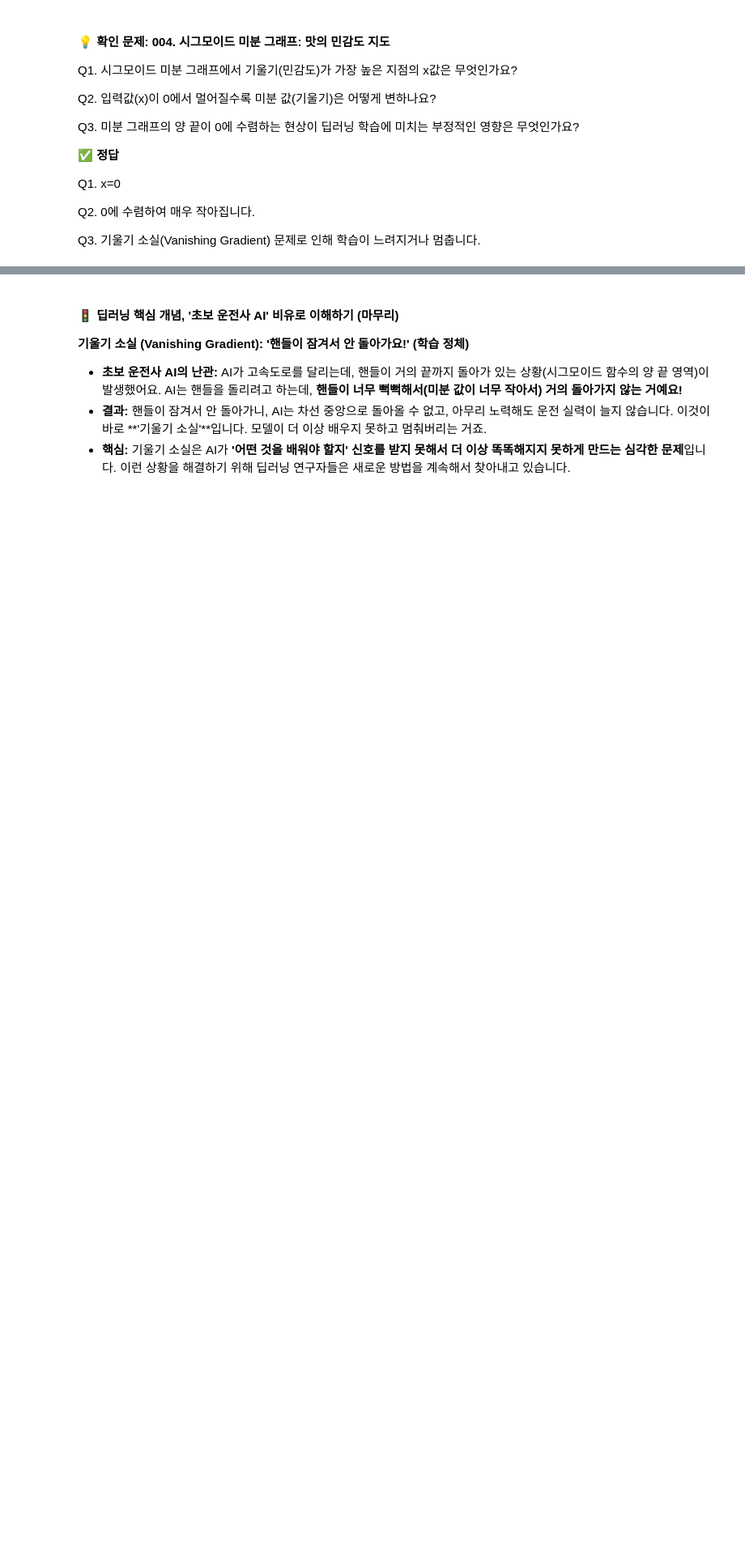
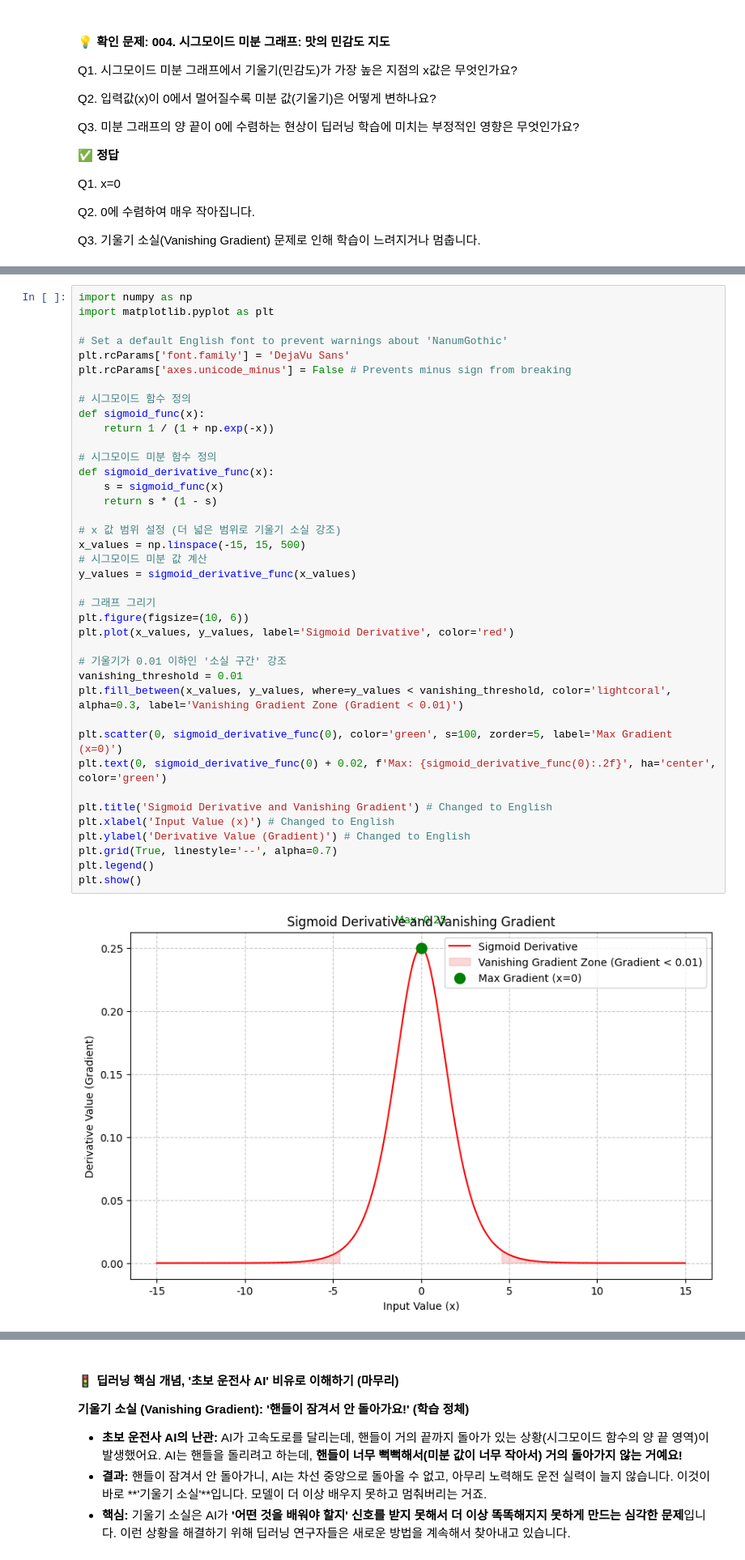
Before and after one commit to sally03915/2026-AI-Analysis-Lab, a Jupyter notebook: AI-FlowTransformation/Step1-Math/basic007_시그모이드미분.ipynb, the cells around one changed output, grey strips where cells are left out. Shown at 81% size. Drawn from its saved outputs; the diff is of its cells as text; blank space fills up the shorter version.

```diff
--- a/AI-FlowTransformation/Step1-Math/basic007_시그모이드미분.ipynb
+++ b/AI-FlowTransformation/Step1-Math/basic007_시그모이드미분.ipynb
@@ -391,0 +508,41 @@ Q3. 기울기 소실(Vanishing Gradient) 문제로 인해 학습이 느려지거
+# %%
+import numpy as np
+import matplotlib.pyplot as plt
+
+# Set a default English font to prevent warnings about 'NanumGothic'
+plt.rcParams['font.family'] = 'DejaVu Sans'
+plt.rcParams['axes.unicode_minus'] = False # Prevents minus sign from breaking
+
+# 시그모이드 함수 정의
+def sigmoid_func(x):
+    return 1 / (1 + np.exp(-x))
+
+# 시그모이드 미분 함수 정의
+def sigmoid_derivative_func(x):
+    s = sigmoid_func(x)
+    return s * (1 - s)
+
+# x 값 범위 설정 (더 넓은 범위로 기울기 소실 강조)
+x_values = np.linspace(-15, 15, 500)
+# 시그모이드 미분 값 계산
+y_values = sigmoid_derivative_func(x_values)
+
+# 그래프 그리기
+plt.figure(figsize=(10, 6))
+plt.plot(x_values, y_values, label='Sigmoid Derivative', color='red')
+
+# 기울기가 0.01 이하인 '소실 구간' 강조
+vanishing_threshold = 0.01
+plt.fill_between(x_values, y_values, where=y_values < vanishing_threshold, color='lightcoral', alpha=0.3, label='Vanishing Gradient Zone (Gradient < 0.01)')
+
+plt.scatter(0, sigmoid_derivative_func(0), color='green', s=100, zorder=5, label='Max Gradient (x=0)')
+plt.text(0, sigmoid_derivative_func(0) + 0.02, f'Max: {sigmoid_derivative_func(0):.2f}', ha='center', color='green')
+
+plt.title('Sigmoid Derivative and Vanishing Gradient') # Changed to English
+plt.xlabel('Input Value (x)') # Changed to English
+plt.ylabel('Derivative Value (Gradient)') # Changed to English
+plt.grid(True, linestyle='--', alpha=0.7)
+plt.legend()
+plt.show()
+# %% [output]
+[figure, added]
```
Also changed, not shown: parts of 18 cells of this notebook.
